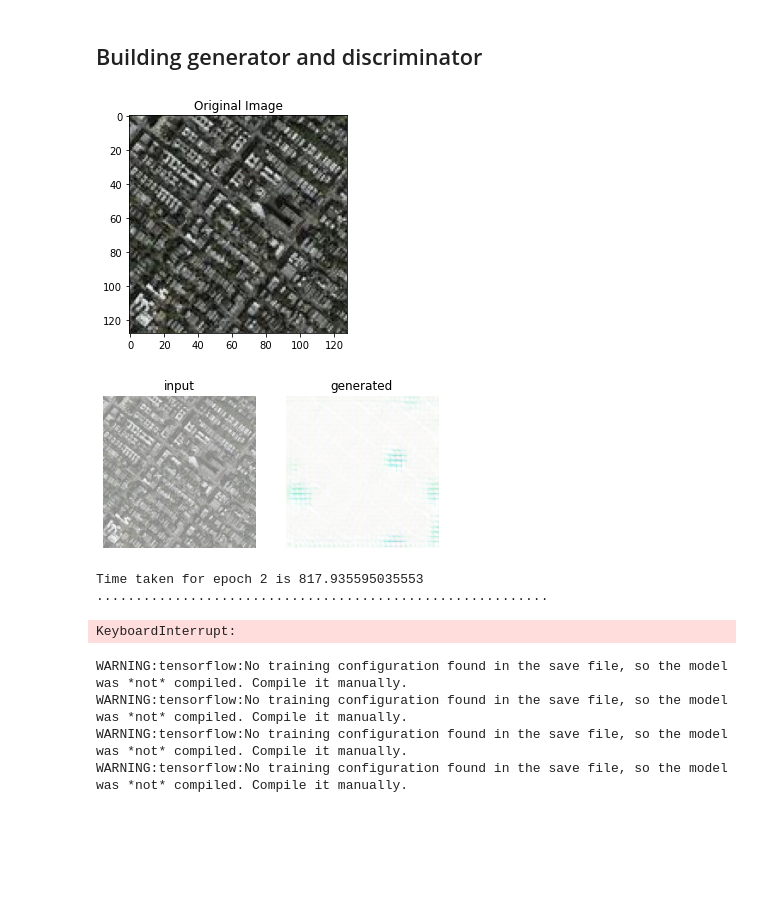
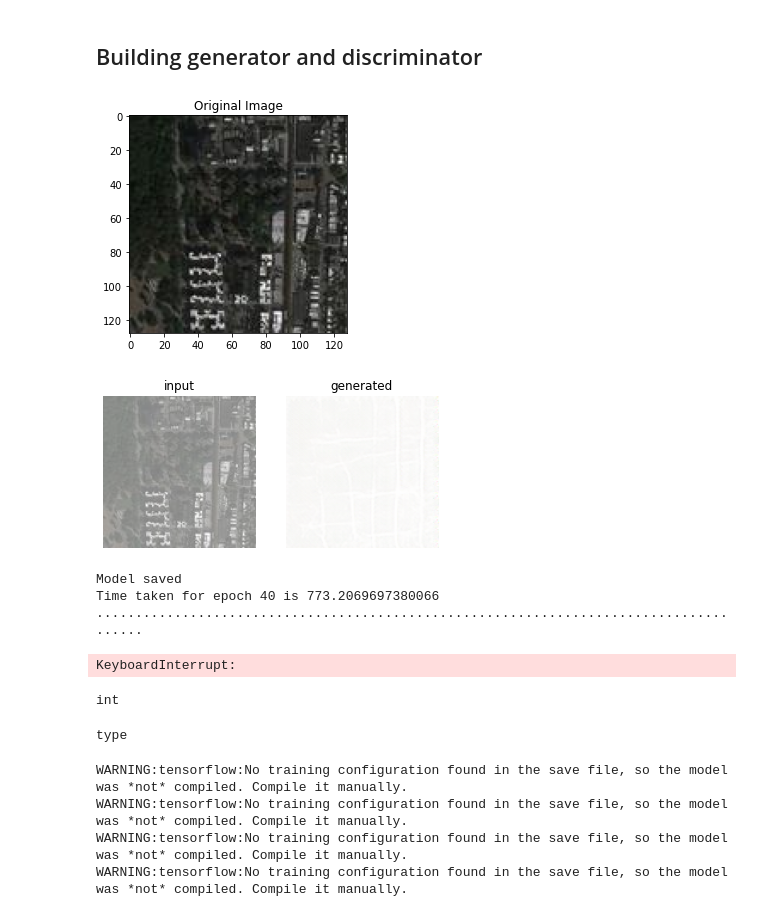
Before and after one commit to Astrojigs/Aerial-images-to-maps, a Jupyter notebook: Thesis CycleGAN.ipynb, the cells around one changed output. Drawn from its saved outputs; the diff is of its cells as text; code cells hidden in the pictures; blank space fills up the shorter version.

```diff
--- a/Thesis CycleGAN.ipynb
+++ b/Thesis CycleGAN.ipynb
@@ -601,37 +639,46 @@ EPOCHS = 300
 # %%
 
 for epoch in range(EPOCHS):
     start = time.time()
 
     n = 0
     for en_image_x, en_image_y in tf.data.Dataset.zip((train_aerials, train_maps)):
 
         train_step(en_image_x, en_image_y)
         if n % 10 == 0:
             print ('.', end='')
         n+=1
 
     clear_output(wait=True)
 
     #Random image:
     rnd = np.random.randint(0, len(train_aerial))
     random_img = train_aerial[rnd]
     plt.imshow(random_img)
     plt.title('Original Image')
     plt.show()
     generate_img(generator_g,random_img.reshape((1,)+random_img.shape[:]))
     if (epoch + 1) % 5 == 0:
         # save the model:
-        generator_g.save('generator_g.h5',overwrite=True)
-        generator_f.save('generator_f.h5',overwrite=True)
-        discriminator_x.save('discriminator_x.h5',overwrite=True)
-        discriminator_y.save('discriminator_y.h5',overwrite=True)
+        generator_g.save('generator_g_better2.h5',overwrite=True)
+        generator_f.save('generator_f_better2.h5',overwrite=True)
+        discriminator_x.save('discriminator_x_better2.h5',overwrite=True)
+        discriminator_y.save('discriminator_y_better2.h5',overwrite=True)
         print('Model saved')
 
     print(f'Time taken for epoch {epoch + 1} is {time.time() - start}')
 # %% [output]
-[figure, old version]
+[figure, new version]
-[figure, old version]
+[figure, new version]
-Time taken for epoch 2 is 817.935595035553
-..........................................................
+Model saved
+Time taken for epoch 40 is 773.2069697380066
+.......................................................................................
 KeyboardInterrupt:
+# %%
+type(0)
+# %% [output]
+int
+# %%
+type(InstanceNormalization)
+# %% [output]
+type
```
Also changed, not shown: parts of 8 cells of this notebook.
